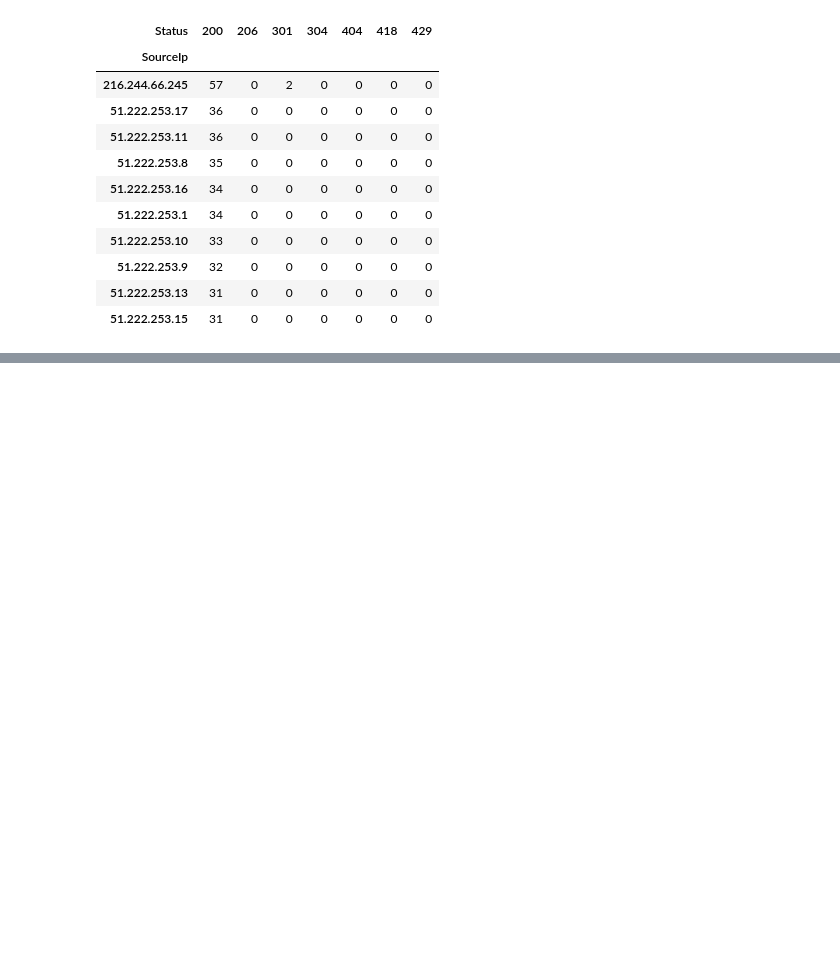
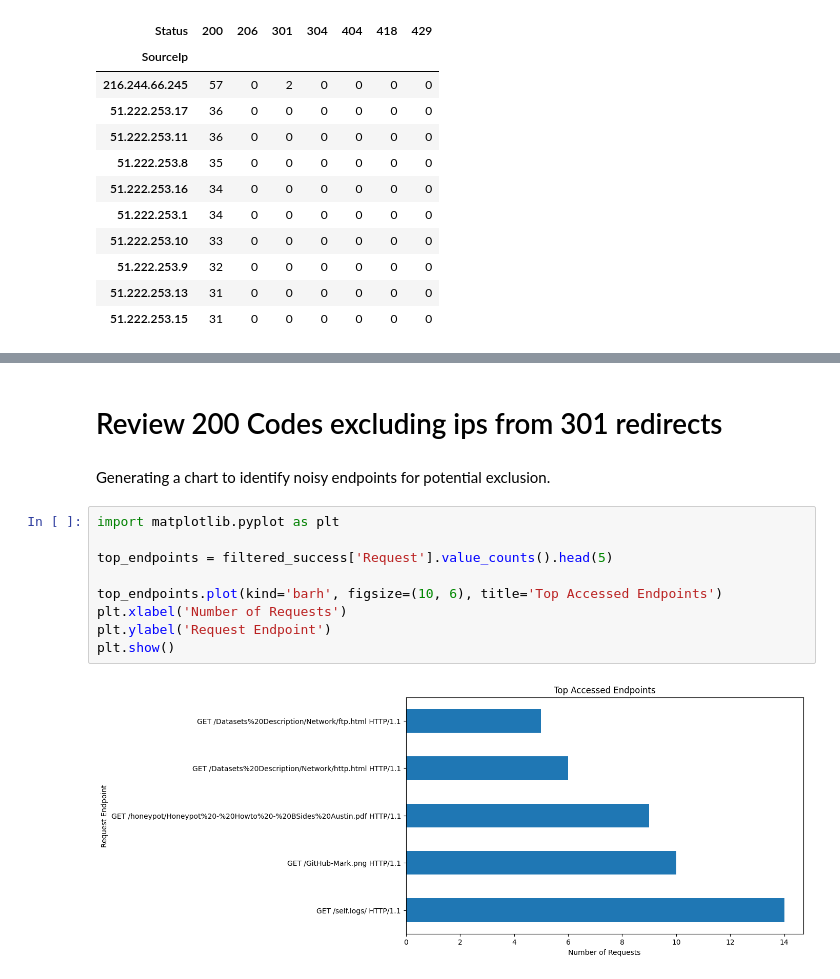
Before and after one commit to tayontech/TFH-Analysis, a Jupyter notebook: tp_secrepo.ipynb, the cells around one changed output, grey strips where cells are left out. Drawn from its saved outputs; the diff is of its cells as text; blank space fills up the shorter version.

```diff
--- a/tp_secrepo.ipynb
+++ b/tp_secrepo.ipynb
@@ -385,0 +415,15 @@ display(success_after_redirect[['SourceIp', 'TimeLocal', 'Request', 'BodyBytesSe
+# %% [markdown]
+# Review 200 Codes excluding ips from 301 redirects
+# %% [markdown]
+Generating a chart to identify noisy endpoints for potential exclusion.
+# %%
+import matplotlib.pyplot as plt
+
+top_endpoints = filtered_success['Request'].value_counts().head(5)
+
+top_endpoints.plot(kind='barh', figsize=(10, 6), title='Top Accessed Endpoints')
+plt.xlabel('Number of Requests')
+plt.ylabel('Request Endpoint')
+plt.show()
+# %% [output]
+[figure, added]
```
Also changed, not shown: parts of 4 cells of this notebook.
